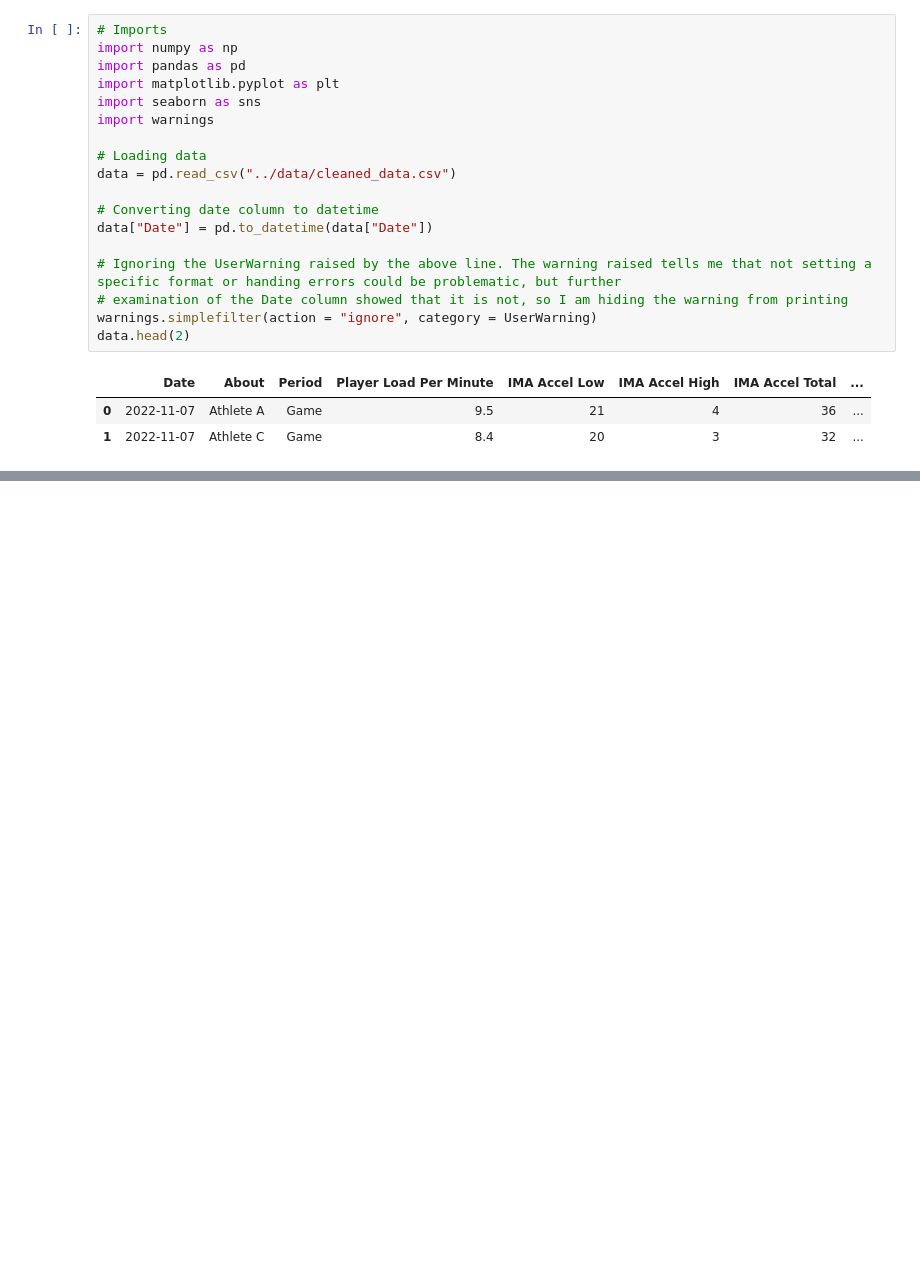
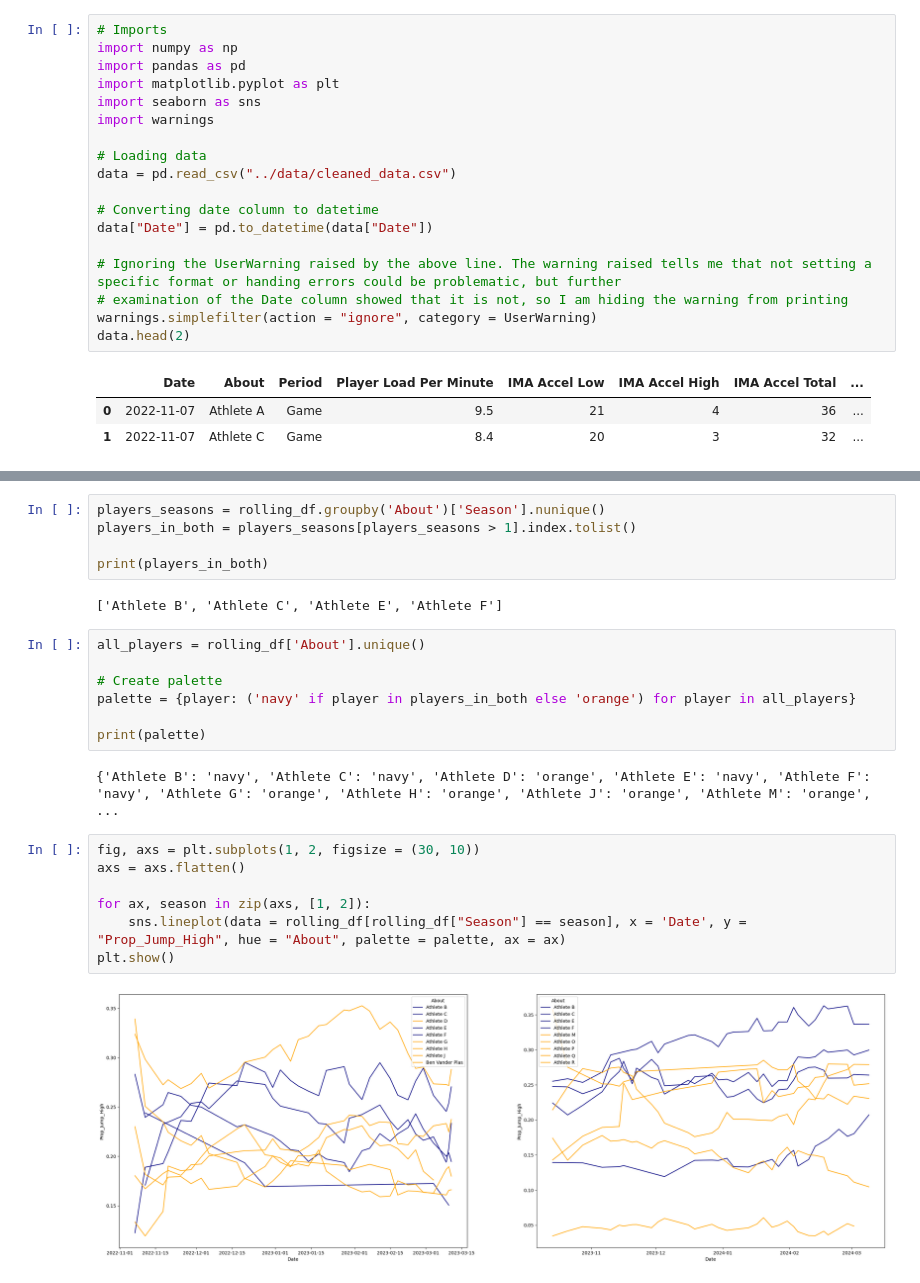
Before and after one commit to mgh2xx/FinalProject, a Jupyter notebook: assignments/graph_1.ipynb, the cells around one changed output, grey strips where cells are left out. Cells and saved outputs as stored; diff of their text form; blank space fills up the shorter version.

```diff
--- a/assignments/graph_1.ipynb
+++ b/assignments/graph_1.ipynb
@@ -22,0 +58,25 @@ data.head(2)
+# %%
+players_seasons = rolling_df.groupby('About')['Season'].nunique()
+players_in_both = players_seasons[players_seasons > 1].index.tolist()
+
+print(players_in_both)
+# %% [output]
+['Athlete B', 'Athlete C', 'Athlete E', 'Athlete F']
+# %%
+all_players = rolling_df['About'].unique()
+
+# Create palette
+palette = {player: ('navy' if player in players_in_both else 'orange') for player in all_players}
+
+print(palette)
+# %% [output]
+{'Athlete B': 'navy', 'Athlete C': 'navy', 'Athlete D': 'orange', 'Athlete E': 'navy', 'Athlete F': 'navy', 'Athlete G': 'orange', 'Athlete H': 'orange', 'Athlete J': 'orange', 'Athlete M': 'orange',  ...
+# %%
+fig, axs = plt.subplots(1, 2, figsize = (30, 10))
+axs = axs.flatten()
+
+for ax, season in zip(axs, [1, 2]):
+    sns.lineplot(data = rolling_df[rolling_df["Season"] == season], x = 'Date', y = "Prop_Jump_High", hue = "About", palette = palette, ax = ax)
+plt.show()
+# %% [output]
+[figure, added]
```
Also changed, not shown: parts of 1 cell of this notebook, 2 other files.
